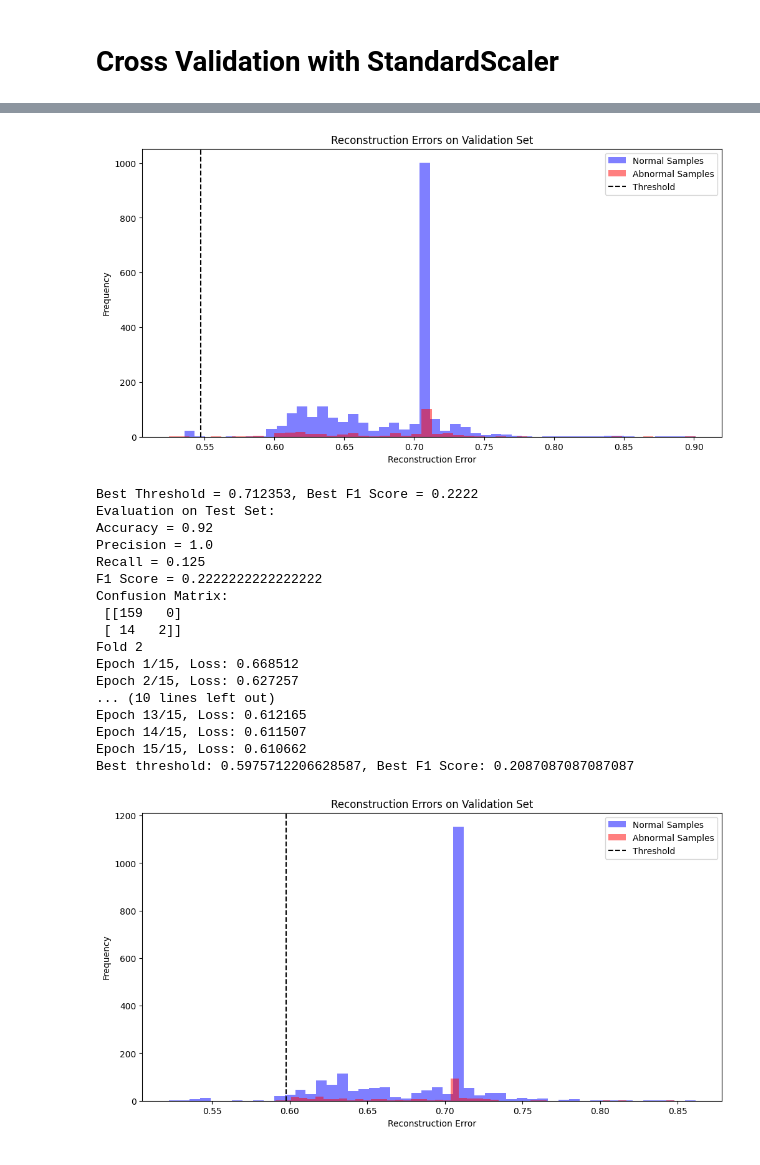
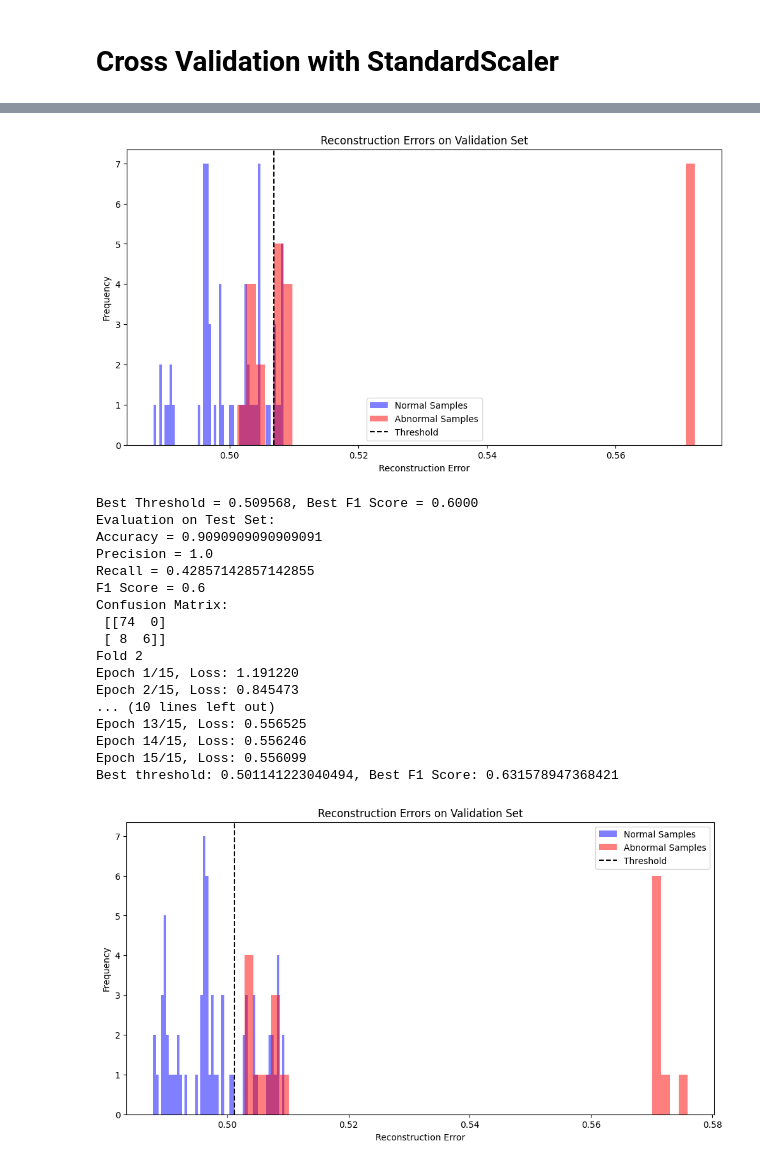
Before and after one commit to maddiew95/SmartIoT-2025, a Jupyter notebook: GANs models/CycleGANs/cycle-gan.ipynb, the cells around one changed output, grey strips where cells are left out. Drawn from its saved outputs; the diff is of its cells as text; code cells hidden in the pictures.

```diff
--- a/GANs models/CycleGANs/cycle-gan.ipynb
+++ b/GANs models/CycleGANs/cycle-gan.ipynb
@@ -427,10 +743,13 @@ def evaluate_on_test_with_threshold_search(model, X_test, y_test):
 # Preprocessing
 # %%
 combine_data = np.concatenate((combine_data_normal, data[label == 1]), axis=0)  # Combine real and generated data
-combine_label = np.concatenate((np.zeros(len(combine_data_normal)), label[label == 1]), axis=0)  # Labels: 0 for real, 0 for generated
+combine_label = np.concatenate((np.zeros(len(combine_data_labels)), label[label == 1]), axis=0)  # Labels: 0 for real, 0 for generated
 
 skf = StratifiedKFold(n_splits=5, shuffle=True, random_state=42)
-scaled_data = StandardScaler().fit_transform(combine_data.reshape(-1, combine_data.shape[-1])).reshape(combine_data.shape)
-features = process_dataset(scaled_data)
-print("Features shape:", features.shape)
+scaled_normal_data = StandardScaler().fit_transform(combine_data_normal.reshape(-1, combine_data_normal.shape[-1])).reshape(combine_data_normal.shape)
+scaled_original_data = StandardScaler().fit_transform(data.reshape(-1, data.shape[-1])).reshape(data.shape)
+features_original = process_dataset_multichannel(scaled_original_data)
+print("Features shape:", features_original.shape)
+features_normal = process_dataset_multichannel(scaled_normal_data)
+print("Features shape:", features_normal.shape)
 # %% [output]
@@ -438,25 +773,34 @@ Features shape: (1744, 14, 4096)
 # %% [markdown]
 # Cross Validation with StandardScaler
 # %%
-
-for fold, (train_idx, val_idx) in enumerate(skf.split(features, combine_label)):
+acc = []
+prec = []
+rec = []
+f1 = []
+for fold, (train_idx, val_idx) in enumerate(skf.split(features_original, label)):
 
     print(f"Fold {fold + 1}")
 
-    # Get full fold data
-    fold_data, fold_labels = features[train_idx], combine_label[train_idx]
-    val_data, val_labels = features[val_idx], combine_label[val_idx]
+   # Get full fold data
+    fold_data, fold_labels = features_original[train_idx], label[train_idx]
+    val_data, val_labels = features_original[val_idx], label[val_idx]
 
     # Split into training and validation folds
-    X_train, X_temp, y_train, y_temp = train_test_split(fold_data, fold_labels, test_size=0.2, shuffle=True, random_state=42)
-    X_val, X_test, y_val, y_test = train_test_split(val_data, val_labels, test_size=0.5, shuffle=True, random_state=42)
+    X_train, X_temp, y_train, y_temp = train_test_split(fold_data, fold_labels, test_size=0.2, shuffle=True, random_state=np.random.randint(0, 1000))
+    X_val, X_test, y_val, y_test = train_test_split(val_data, val_labels, test_size=0.5, shuffle=True, random_state=np.random.randint(0, 1000))
+
 
     # Train autoencoder on the training fold
-    model = train_autoencoder(X_train[y_train == 0], epochs=15, batch_size=32)
+    model = train_autoencoder(features_normal, epochs=15, batch_size=64)
+
+    # Add channel dimension to X_val
+    X_val = X_val[:, np.newaxis, :]
 
     # Evaluate on validation fold
-    val_errors_normal = compute_reconstruction_loss(model, X_val[y_val == 0])
-    val_errors_abnormal = compute_reconstruction_loss(model, X_val[y_val == 1])
+    val_normal = X_val[y_val == 0]
+    val_abnormal = X_val[y_val == 1]
+    val_errors_normal = compute_reconstruction_loss(model, val_normal)
+    val_errors_abnormal = compute_reconstruction_loss(model, val_abnormal)
     val_errors = np.concatenate([val_errors_normal, val_errors_abnormal])
     y_val_combined = np.concatenate([np.zeros(len(val_errors_normal)), np.ones(len(val_errors_abnormal))])
 
@@ -475,11 +819,13 @@ for fold, (train_idx, val_idx) in enumerate(skf.split(features, combine_label)):
     plt.show()
 
 
-
+    X_test = X_test[:, np.newaxis, :]  # Add channel dimension
     val_errors_test = compute_reconstruction_loss(model, X_test)
-
-
     # Evaluate on test set
     evaluate_on_test_with_threshold_search(model, X_test, y_test)
+    acc.append(accuracy_score(y_test, (val_errors_test > threshold).astype(int)))
+    prec.append(precision_score(y_test, (val_errors_test > threshold).astype(int)))
+    rec.append(recall_score(y_test, (val_errors_test > threshold).astype(int)))
+    f1.append(f1_score(y_test, (val_errors_test > threshold).astype(int)))
 # %% [output]
 Fold 1
@@ -502,19 +848,19 @@ Best threshold: 0.5472841353127451, Best F1 Score: 0.20602454444031237
-[figure, old version]
+[figure, new version]
-Best Threshold = 0.712353, Best F1 Score = 0.2222
+Best Threshold = 0.509568, Best F1 Score = 0.6000
 Evaluation on Test Set:
-Accuracy = 0.92
+Accuracy = 0.9090909090909091
 Precision = 1.0
-Recall = 0.125
-F1 Score = 0.2222222222222222
+Recall = 0.42857142857142855
+F1 Score = 0.6
 Confusion Matrix:
- [[159   0]
- [ 14   2]]
+ [[74  0]
+ [ 8  6]]
 Fold 2
-Epoch 1/15, Loss: 0.668512
-Epoch 2/15, Loss: 0.627257
+Epoch 1/15, Loss: 1.191220
+Epoch 2/15, Loss: 0.845473
 ... (10 lines left out)
-Epoch 13/15, Loss: 0.612165
-Epoch 14/15, Loss: 0.611507
-Epoch 15/15, Loss: 0.610662
-Best threshold: 0.5975712206628587, Best F1 Score: 0.2087087087087087
+Epoch 13/15, Loss: 0.556525
+Epoch 14/15, Loss: 0.556246
+Epoch 15/15, Loss: 0.556099
+Best threshold: 0.501141223040494, Best F1 Score: 0.631578947368421
-[figure, old version]
+[figure, new version]
```
Also changed, not shown: parts of 12 cells of this notebook, 4 other files.
